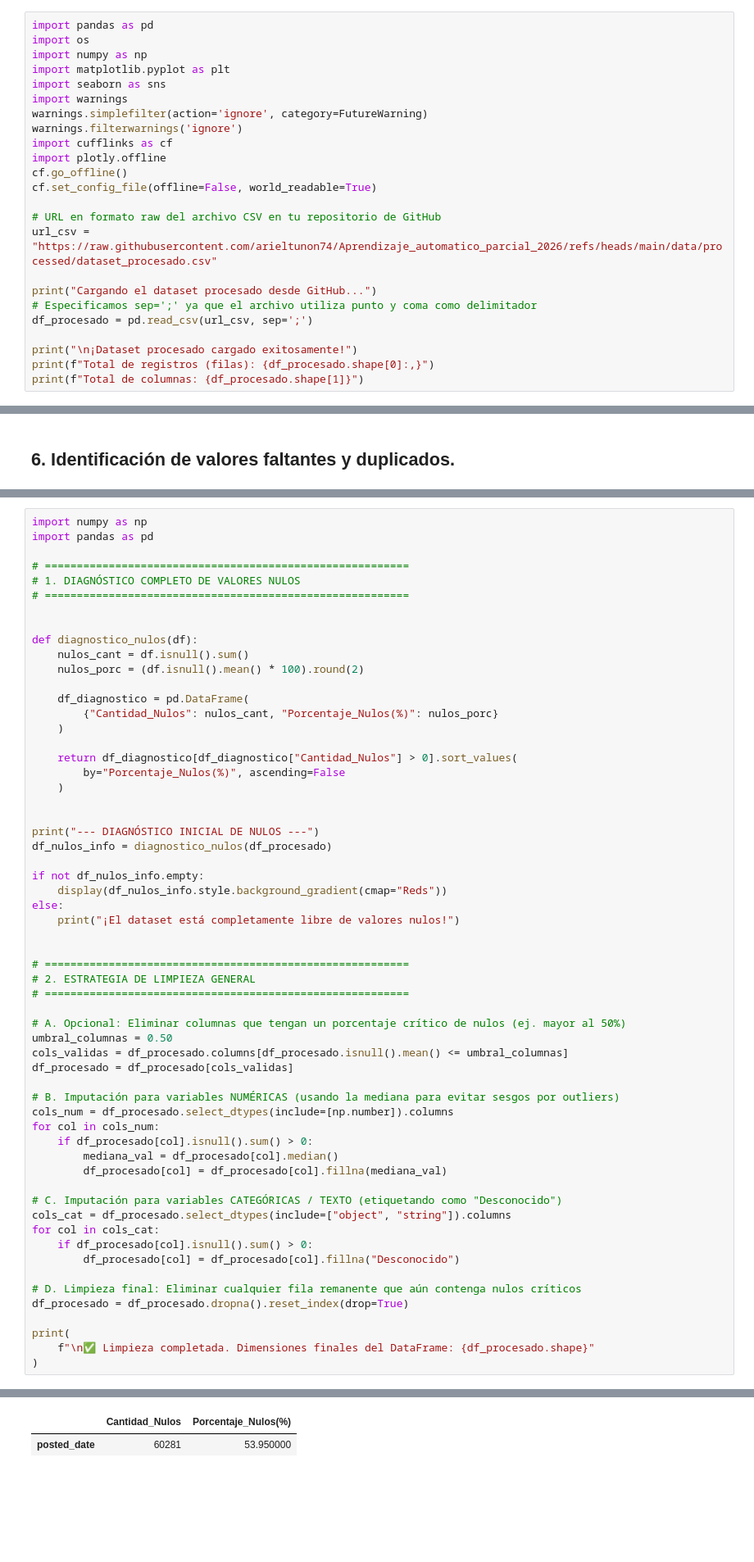
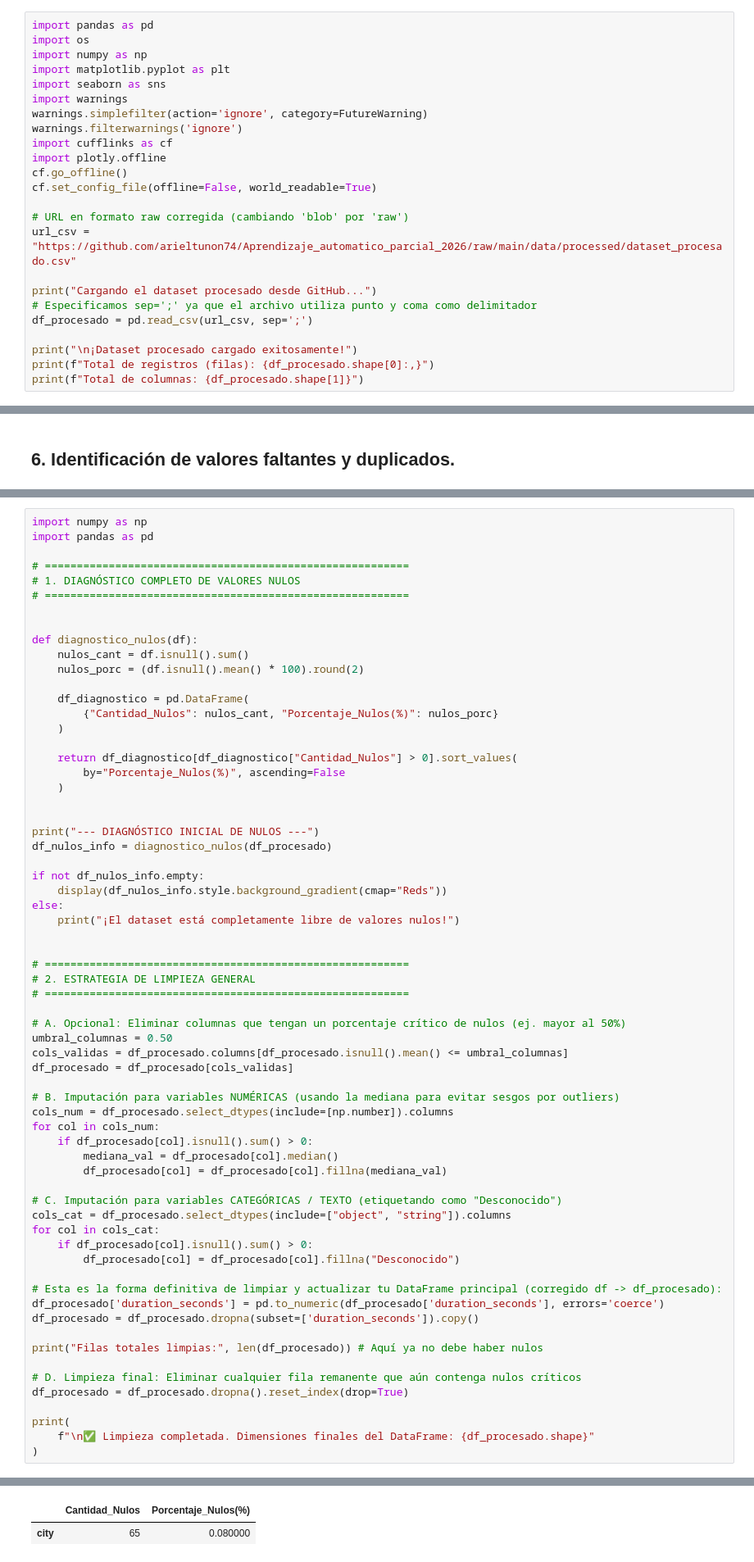
Before and after one commit to arieltunon74/Aprendizaje_automatico_parcial_2026, a Jupyter notebook: notebooks/01 - Preprocesamiento y Escalado/02_Datos_Limpios_y_Preparados.ipynb, the cells around one changed output, grey strips where cells are left out. Shown at 82% size. Drawn from its saved outputs; the diff is of its cells as text; blank space fills up the shorter version.

```diff
--- a/notebooks/01 - Preprocesamiento y Escalado/02_Datos_Limpios_y_Preparados.ipynb
+++ b/notebooks/01 - Preprocesamiento y Escalado/02_Datos_Limpios_y_Preparados.ipynb
@@ -22,8 +19,8 @@ import plotly.offline
 cf.go_offline()
 cf.set_config_file(offline=False, world_readable=True)
 
-# URL en formato raw del archivo CSV en tu repositorio de GitHub
-url_csv = "https://raw.githubusercontent.com/arieltunon74/Aprendizaje_automatico_parcial_2026/refs/heads/main/data/processed/dataset_procesado.csv"
+# URL en formato raw corregida (cambiando 'blob' por 'raw')
+url_csv = "https://github.com/arieltunon74/Aprendizaje_automatico_parcial_2026/raw/main/data/processed/dataset_procesado.csv"
 
 print("Cargando el dataset procesado desde GitHub...")
 # Especificamos sep=';' ya que el archivo utiliza punto y coma como delimitador
@@ -452,31 +503,37 @@ else:
 # 2. ESTRATEGIA DE LIMPIEZA GENERAL
 # =========================================================
 
 # A. Opcional: Eliminar columnas que tengan un porcentaje crítico de nulos (ej. mayor al 50%)
 umbral_columnas = 0.50
 cols_validas = df_procesado.columns[df_procesado.isnull().mean() <= umbral_columnas]
 df_procesado = df_procesado[cols_validas]
 
 # B. Imputación para variables NUMÉRICAS (usando la mediana para evitar sesgos por outliers)
 cols_num = df_procesado.select_dtypes(include=[np.number]).columns
 for col in cols_num:
     if df_procesado[col].isnull().sum() > 0:
         mediana_val = df_procesado[col].median()
         df_procesado[col] = df_procesado[col].fillna(mediana_val)
 
 # C. Imputación para variables CATEGÓRICAS / TEXTO (etiquetando como "Desconocido")
 cols_cat = df_procesado.select_dtypes(include=["object", "string"]).columns
 for col in cols_cat:
     if df_procesado[col].isnull().sum() > 0:
         df_procesado[col] = df_procesado[col].fillna("Desconocido")
 
+# Esta es la forma definitiva de limpiar y actualizar tu DataFrame principal (corregido df -> df_procesado):
+df_procesado['duration_seconds'] = pd.to_numeric(df_procesado['duration_seconds'], errors='coerce')
+df_procesado = df_procesado.dropna(subset=['duration_seconds']).copy()
+
+print("Filas totales limpias:", len(df_procesado)) # Aquí ya no debe haber nulos
+
 # D. Limpieza final: Eliminar cualquier fila remanente que aún contenga nulos críticos
 df_procesado = df_procesado.dropna().reset_index(drop=True)
 
 print(
     f"\n✅ Limpieza completada. Dimensiones finales del DataFrame: {df_procesado.shape}"
 )
 # %% [output]
 --- DIAGNÓSTICO INICIAL DE NULOS ---
 |  | Cantidad_Nulos | Porcentaje_Nulos(%) |
-| posted_date | 60281 | 53.950000 |
+| city | 65 | 0.080000 |
```
Also changed, not shown: parts of 59 cells of this notebook.
